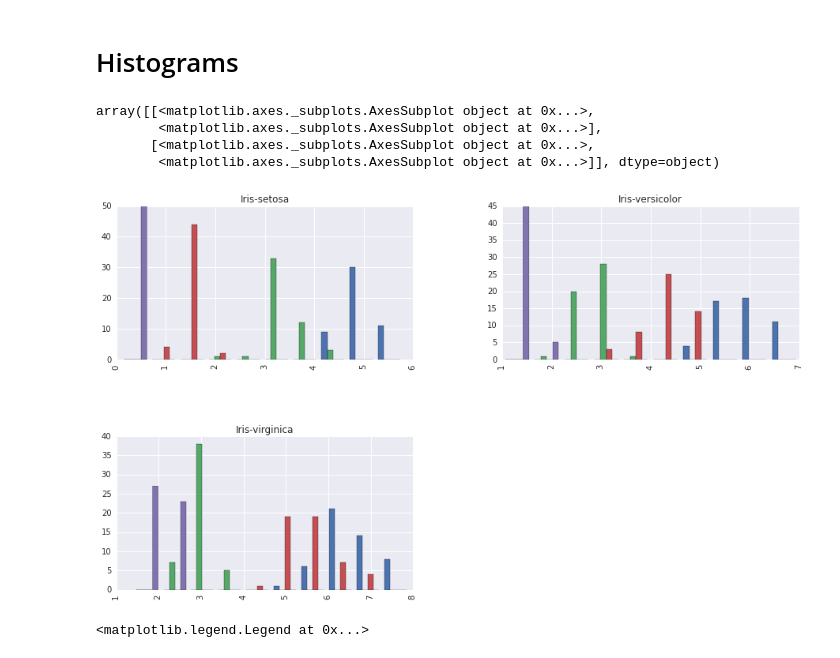
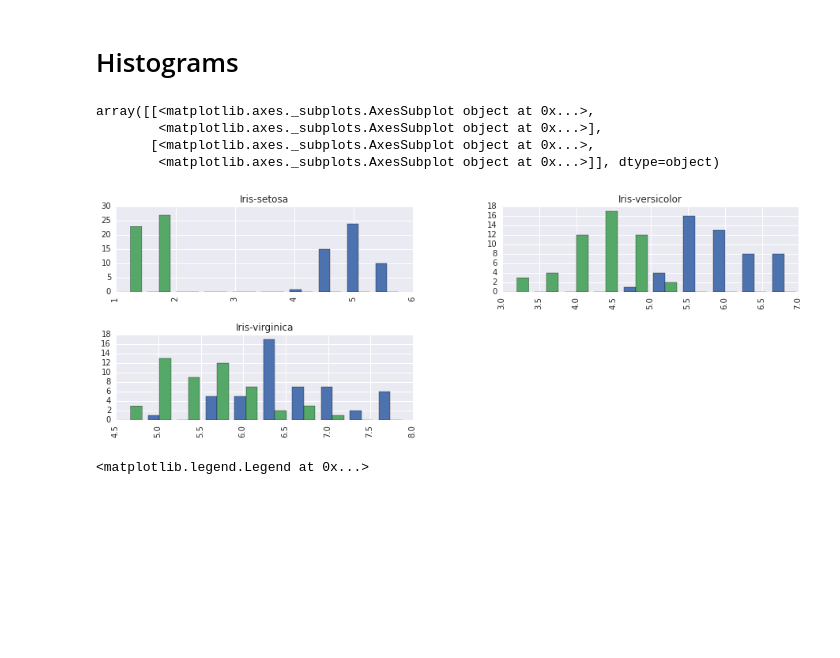
Before and after one commit to alexisperrier/gads, a Jupyter notebook: 03_statistics_fundamentals/py/Statistics Fundamentals.ipynb, the cells around one changed output. Saved outputs shown, nothing was run; the diff lists cells and outputs as text; code cells hidden in the pictures; blank space fills up the shorter version.

```diff
--- a/03_statistics_fundamentals/py/Statistics Fundamentals.ipynb
+++ b/03_statistics_fundamentals/py/Statistics Fundamentals.ipynb
@@ -85,13 +94,13 @@ array([<matplotlib.axes._subplots.AxesSubplot object at 0x...>,
 # %% [markdown]
 # Histograms
 # %%
-df.hist( figsize= (15,9), by='class')
+df[['sepal_length','petal_length', 'class']].hist( figsize= (15,5), by='class')
 # %% [output]
 array([[<matplotlib.axes._subplots.AxesSubplot object at 0x...>,
         <matplotlib.axes._subplots.AxesSubplot object at 0x...>],
        [<matplotlib.axes._subplots.AxesSubplot object at 0x...>,
         <matplotlib.axes._subplots.AxesSubplot object at 0x...>]], dtype=object)
-[figure, old version]
+[figure, new version]
 # %%
 fig, ax = plt.subplots(figsize=(10, 6))
 plt.subplot(111)
```
Also changed, not shown: parts of 7 cells of this notebook, 2 other files.
